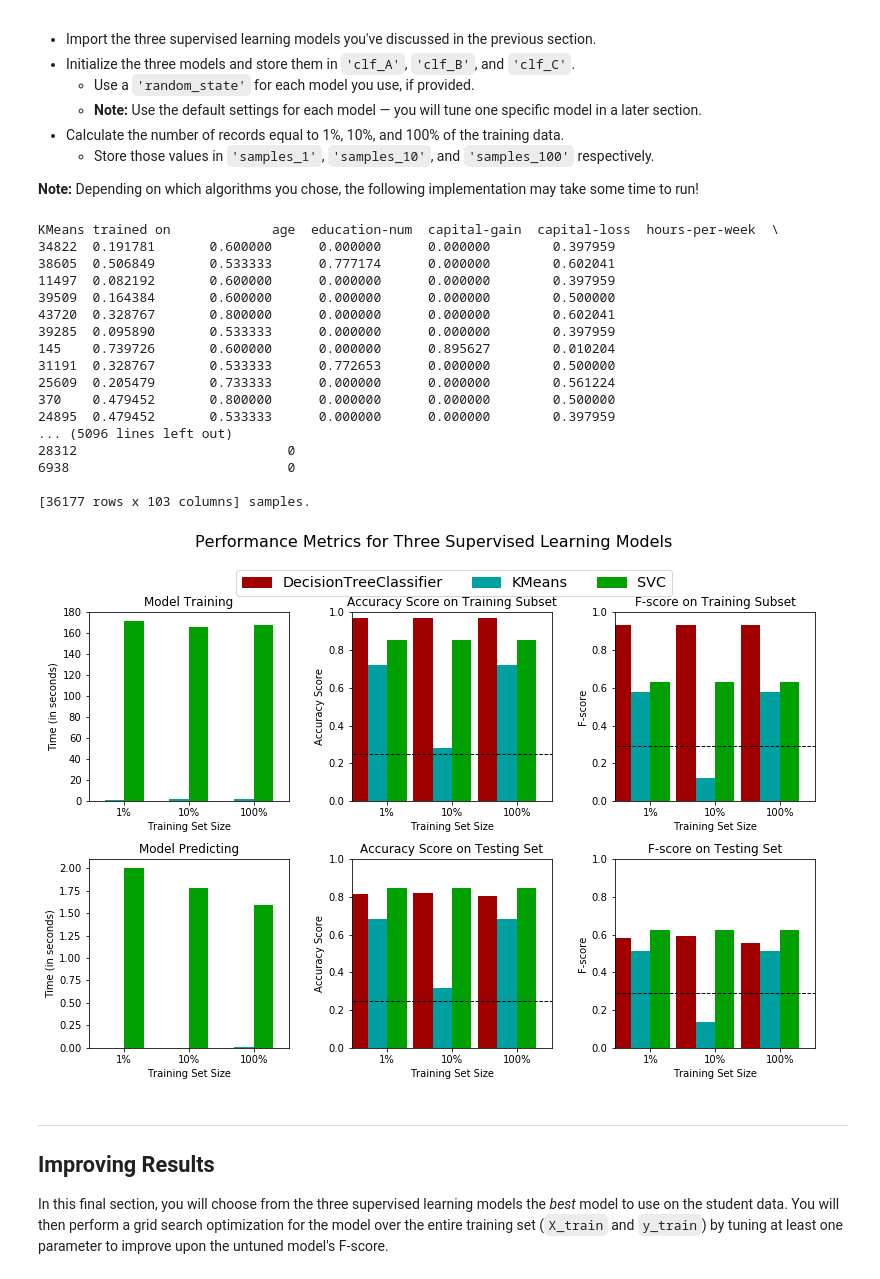
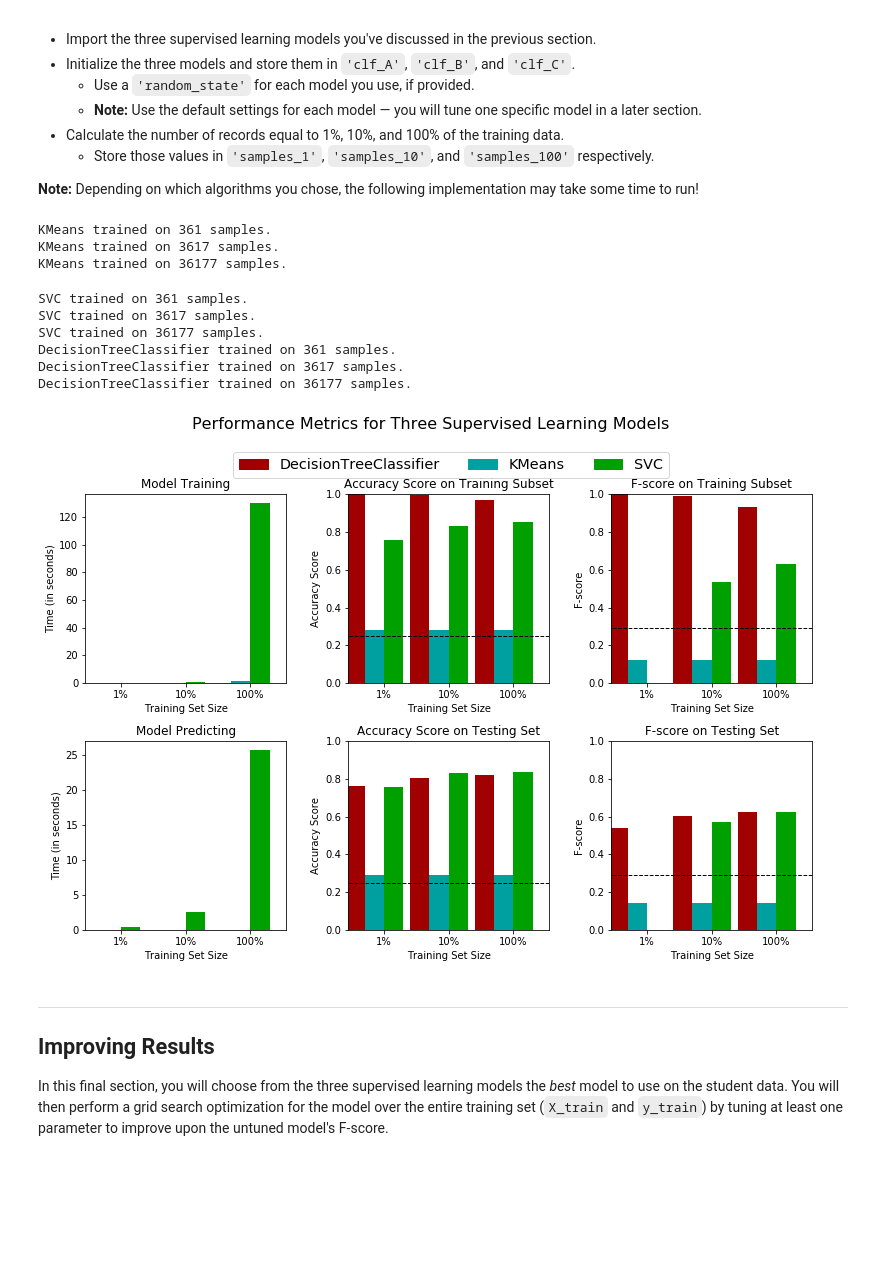
Before and after one commit to Keenencates/finding-donors, a Jupyter notebook: finding_donors.ipynb, the cells around one changed output. Drawn from its saved outputs; the diff is of its cells as text; code cells hidden in the pictures; blank space fills up the shorter version.

```diff
--- a/finding_donors.ipynb
+++ b/finding_donors.ipynb
@@ -427,7 +427,7 @@ def train_predict(learner, sample_size, X_train, y_train, X_test, y_test):
     # TODO: Fit the learner to the training data using slicing with
     # 'sample_size' using .fit(training_features[:], training_labels[:])
     start = time() # Get start time
-    learner.fit(X_train[:], y_train[:])
+    learner.fit(X_train[:sample_size], y_train[:sample_size])
     end = time() # Get end time
 
     # TODO: Calculate the training time
@@ -436,7 +436,7 @@ def train_predict(learner, sample_size, X_train, y_train, X_test, y_test):
     # TODO: Get the predictions on the test set(X_test),
     #       then get predictions on the first 300 training samples(X_train) using .predict()
     start = time() # Get start time
-    predictions_test = learner.predict(X_test[:300])
+    predictions_test = learner.predict(X_test)
     predictions_train = learner.predict(X_train[:300])
     end = time() # Get end time
 
@@ -447,13 +447,13 @@ def train_predict(learner, sample_size, X_train, y_train, X_test, y_test):
     results['acc_train'] = accuracy_score(y_train[:300], predictions_train)
 
     # TODO: Compute accuracy on test set using accuracy_score()
-    results['acc_test'] = accuracy_score(y_test[:300], predictions_test)
+    results['acc_test'] = accuracy_score(y_test, predictions_test)
 
     # TODO: Compute F-score on the the first 300 training samples using fbeta_score()
     results['f_train'] = fbeta_score(y_train[:300], predictions_train, 1)
 
     # TODO: Compute F-score on the test set which is y_test
-    results['f_test'] = fbeta_score(y_test[:300], predictions_test, 1)
+    results['f_test'] = fbeta_score(y_test, predictions_test, 1)
 
     # Success
     print "{} trained on {} samples.".format(learner.__class__.__name__, sample_size)
@@ -474,52 +474,44 @@ In the code cell, you will need to implement the following:
 # %%
 # TODO: Import the three supervised learning models from sklearn
 from sklearn.svm import SVC
 from sklearn.cluster import KMeans
 from sklearn.tree import DecisionTreeClassifier
 
 # TODO: Initialize the three models
 clf_A = KMeans(n_clusters=2)
 clf_B = SVC()
 clf_C = DecisionTreeClassifier()
 
 # TODO: Calculate the number of samples for 1%, 10%, and 100% of the training data
 # HINT: samples_100 is the entire training set i.e. len(y_train)
 # HINT: samples_10 is 10% of samples_100
 # HINT: samples_1 is 1% of samples_100
-samples_100 = X_train.sample(frac=1)
-samples_10 = X_train.sample(frac=.1)
-samples_1 = X_train.sample(frac=.01)
+samples_100 = len(y_train)
+samples_10 = int(samples_100 * .1)
+samples_1 = int(samples_100 * .01)
 
 # Collect results on the learners
 results = {}
 for clf in [clf_A, clf_B, clf_C]:
     clf_name = clf.__class__.__name__
     results[clf_name] = {}
     for i, samples in enumerate([samples_1, samples_10, samples_100]):
         results[clf_name][i] = \
         train_predict(clf, samples, X_train, y_train, X_test, y_test)
 
 # Run metrics visualization for the three supervised learning models chosen
 vs.evaluate(results, accuracy, fscore)
 # %% [output]
-KMeans trained on             age  education-num  capital-gain  capital-loss  hours-per-week  \
-34822  0.191781       0.600000      0.000000      0.000000        0.397959
-38605  0.506849       0.533333      0.777174      0.000000        0.602041
-11497  0.082192       0.600000      0.000000      0.000000        0.397959
-39509  0.164384       0.600000      0.000000      0.000000        0.500000
-43720  0.328767       0.800000      0.000000      0.000000        0.602041
-39285  0.095890       0.533333      0.000000      0.000000        0.397959
-145    0.739726       0.600000      0.000000      0.895627        0.010204
-31191  0.328767       0.533333      0.772653      0.000000        0.500000
-25609  0.205479       0.733333      0.000000      0.000000        0.561224
-370    0.479452       0.800000      0.000000      0.000000        0.500000
-24895  0.479452       0.533333      0.000000      0.000000        0.397959
-... (5096 lines left out)
-28312                           0
-6938                            0
-
-[36177 rows x 103 columns] samples.
+KMeans trained on 361 samples.
+KMeans trained on 3617 samples.
+KMeans trained on 36177 samples.
+SVC trained on 361 samples.
+SVC trained on 3617 samples.
+SVC trained on 36177 samples.
+DecisionTreeClassifier trained on 361 samples.
+DecisionTreeClassifier trained on 3617 samples.
+DecisionTreeClassifier trained on 36177 samples.
-[figure, old version]
+[figure, new version]
 # %% [markdown]
 ----
 ## Improving Results
```
Also changed, not shown: parts of 3 cells of this notebook, 2 other files.
